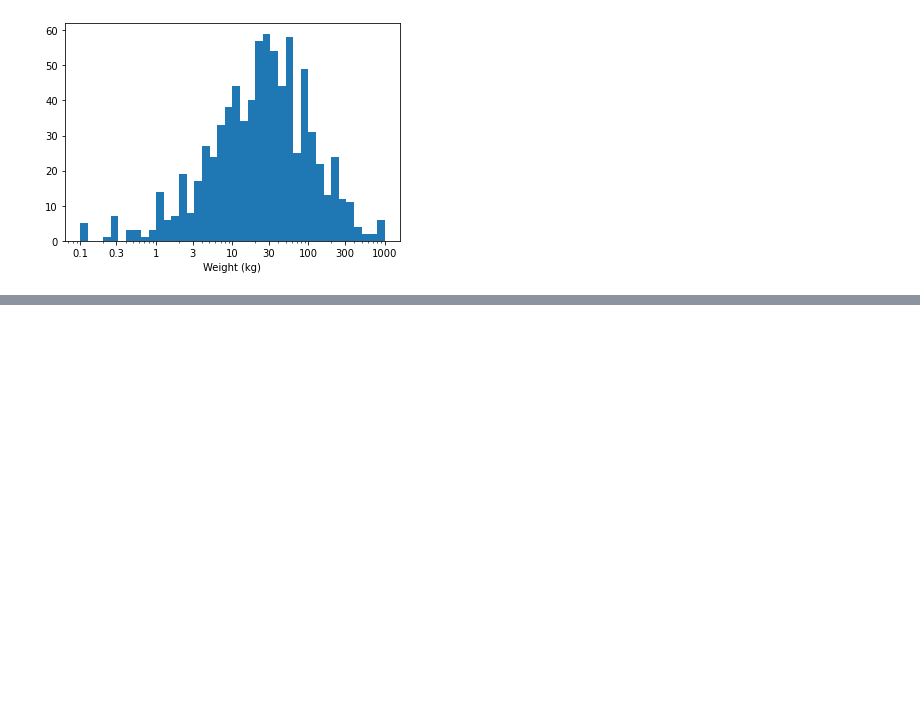
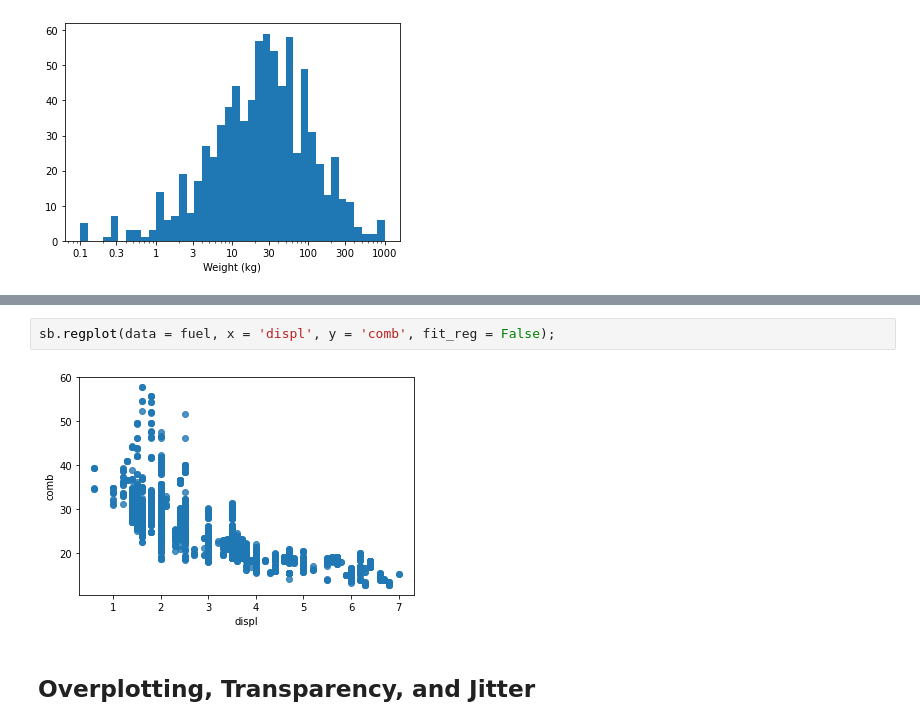
Before and after one commit to Ibn-mohey/Udacity-Advanced-Data-Analysis-Nanodegree-Program, a Jupyter notebook: data visualization lessons/Full work out.ipynb, the cells around one changed output, grey strips where cells are left out. Drawn from its saved outputs; the diff is of its cells as text; blank space fills up the shorter version.

```diff
--- a/data visualization lessons/Full work out.ipynb
+++ b/data visualization lessons/Full work out.ipynb
@@ -1009,0 +1030,6 @@ Since Pokemon weights are so skewed, I used a log transformation on the x-axis.
+# %%
+sb.regplot(data = fuel, x = 'displ', y = 'comb', fit_reg = False);
+# %% [output]
+[figure, added]
+# %% [markdown]
+## Overplotting, Transparency, and Jitter
```
Also changed, not shown: parts of 4 cells of this notebook, 4 other files.
